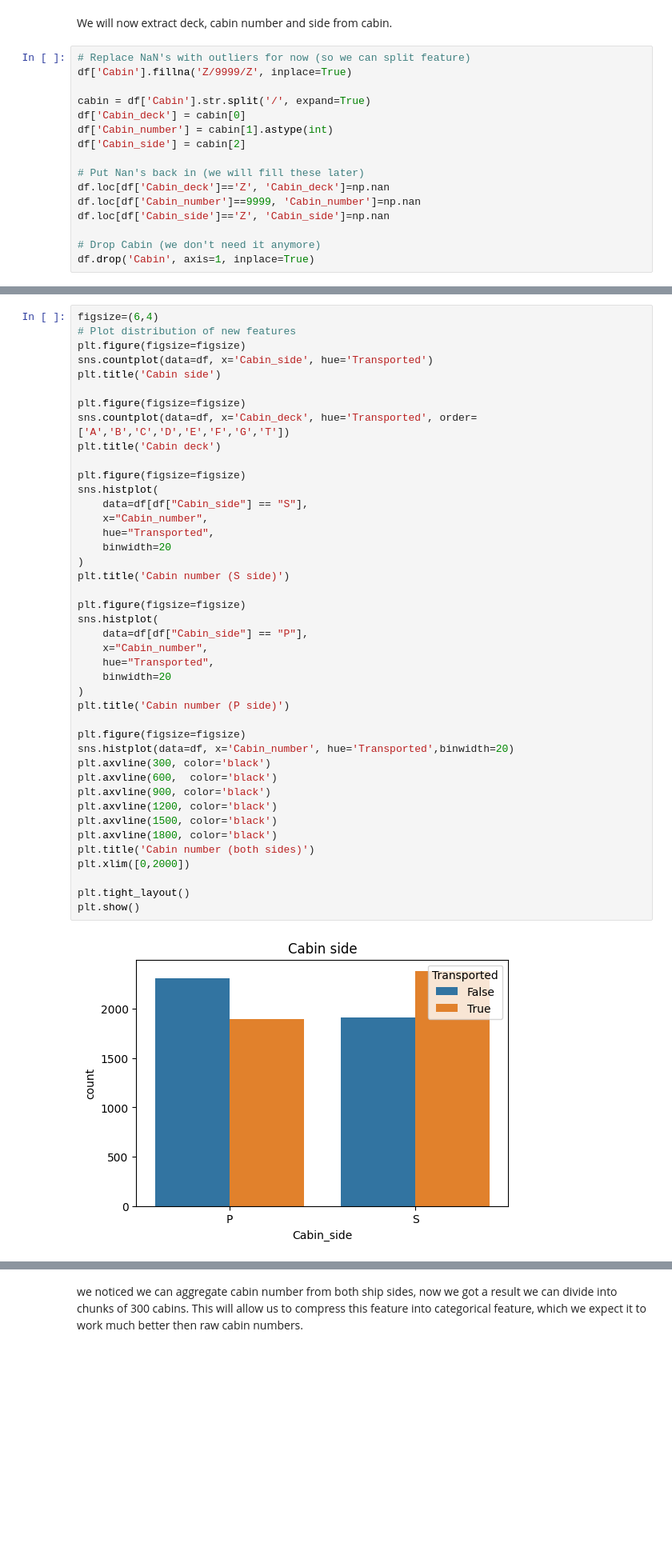
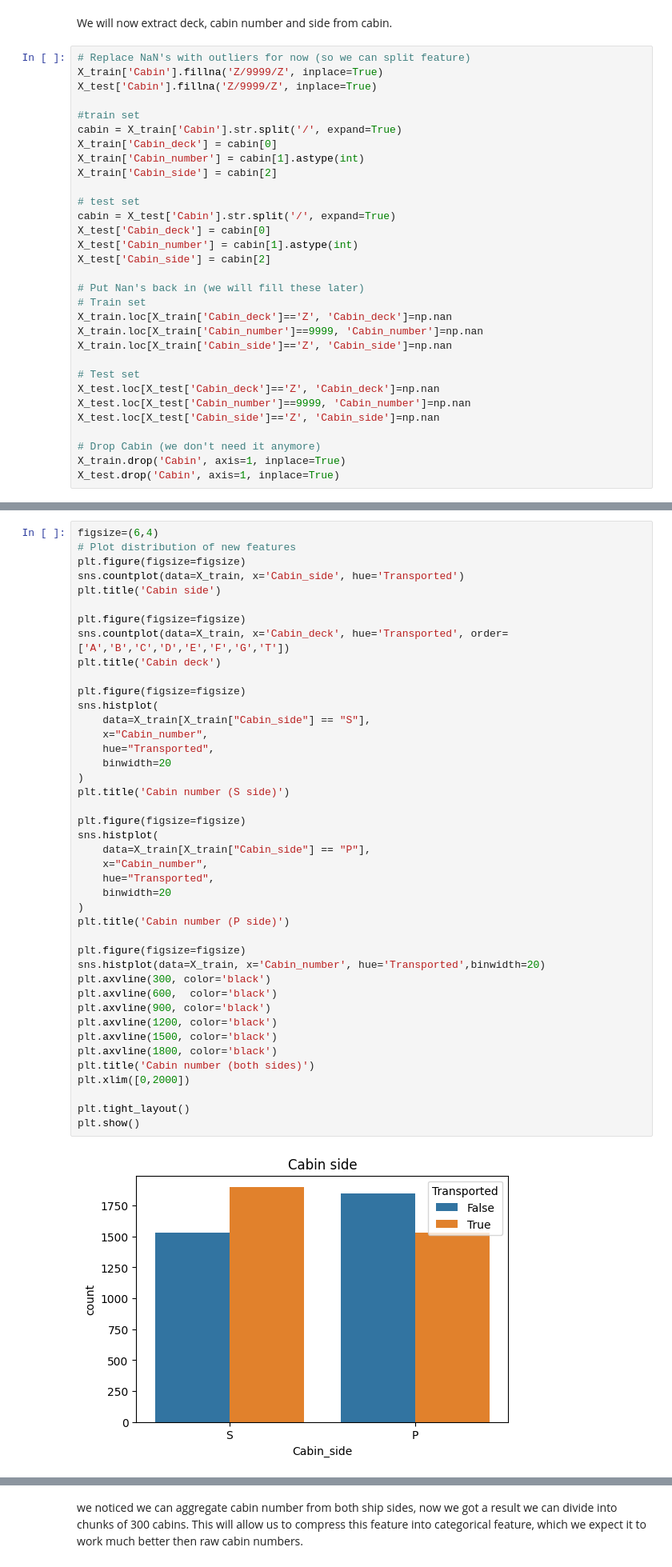
Before and after one commit to YarinArava/SpaceShipTitanic_FinalProject, a Jupyter notebook: Spaceship_Titanic_corrected.ipynb, the cells around one changed output, grey strips where cells are left out. Shown at 80% size. Drawn from its saved outputs; the diff is of its cells as text; blank space fills up the shorter version.

```diff
--- a/Spaceship_Titanic_corrected.ipynb
+++ b/Spaceship_Titanic_corrected.ipynb
@@ -395,20 +416,35 @@ Text(0.5, 1.0, 'Age group distribution')
 We will now extract deck, cabin number and side from cabin.
 # %%
 # Replace NaN's with outliers for now (so we can split feature)
-df['Cabin'].fillna('Z/9999/Z', inplace=True)
+X_train['Cabin'].fillna('Z/9999/Z', inplace=True)
+X_test['Cabin'].fillna('Z/9999/Z', inplace=True)
 
-cabin = df['Cabin'].str.split('/', expand=True)
-df['Cabin_deck'] = cabin[0]
-df['Cabin_number'] = cabin[1].astype(int)
-df['Cabin_side'] = cabin[2]
+#train set
+cabin = X_train['Cabin'].str.split('/', expand=True)
+X_train['Cabin_deck'] = cabin[0]
+X_train['Cabin_number'] = cabin[1].astype(int)
+X_train['Cabin_side'] = cabin[2]
+
+# test set
+cabin = X_test['Cabin'].str.split('/', expand=True)
+X_test['Cabin_deck'] = cabin[0]
+X_test['Cabin_number'] = cabin[1].astype(int)
+X_test['Cabin_side'] = cabin[2]
 
 # Put Nan's back in (we will fill these later)
-df.loc[df['Cabin_deck']=='Z', 'Cabin_deck']=np.nan
-df.loc[df['Cabin_number']==9999, 'Cabin_number']=np.nan
-df.loc[df['Cabin_side']=='Z', 'Cabin_side']=np.nan
+# Train set
+X_train.loc[X_train['Cabin_deck']=='Z', 'Cabin_deck']=np.nan
+X_train.loc[X_train['Cabin_number']==9999, 'Cabin_number']=np.nan
+X_train.loc[X_train['Cabin_side']=='Z', 'Cabin_side']=np.nan
+
+# Test set
+X_test.loc[X_test['Cabin_deck']=='Z', 'Cabin_deck']=np.nan
+X_test.loc[X_test['Cabin_number']==9999, 'Cabin_number']=np.nan
+X_test.loc[X_test['Cabin_side']=='Z', 'Cabin_side']=np.nan
 
 # Drop Cabin (we don't need it anymore)
-df.drop('Cabin', axis=1, inplace=True)
+X_train.drop('Cabin', axis=1, inplace=True)
+X_test.drop('Cabin', axis=1, inplace=True)
 # %% [output]
 The behavior will change in pandas 3.0. This inplace method will never work because the intermediate object on which we are setting values always behaves as a copy.
 
@@ -420,43 +462,43 @@ For example, when doing 'df[col].method(value, inplace=True)', try using 'df.met
 figsize=(6,4)
 # Plot distribution of new features
 plt.figure(figsize=figsize)
-sns.countplot(data=df, x='Cabin_side', hue='Transported')
+sns.countplot(data=X_train, x='Cabin_side', hue='Transported')
 plt.title('Cabin side')
 
 plt.figure(figsize=figsize)
-sns.countplot(data=df, x='Cabin_deck', hue='Transported', order=['A','B','C','D','E','F','G','T'])
+sns.countplot(data=X_train, x='Cabin_deck', hue='Transported', order=['A','B','C','D','E','F','G','T'])
 plt.title('Cabin deck')
 
 plt.figure(figsize=figsize)
 sns.histplot(
-    data=df[df["Cabin_side"] == "S"],
+    data=X_train[X_train["Cabin_side"] == "S"],
     x="Cabin_number",
     hue="Transported",
     binwidth=20
 )
 plt.title('Cabin number (S side)')
 
 plt.figure(figsize=figsize)
 sns.histplot(
-    data=df[df["Cabin_side"] == "P"],
+    data=X_train[X_train["Cabin_side"] == "P"],
     x="Cabin_number",
     hue="Transported",
     binwidth=20
 )
 plt.title('Cabin number (P side)')
 
 plt.figure(figsize=figsize)
-sns.histplot(data=df, x='Cabin_number', hue='Transported',binwidth=20)
+sns.histplot(data=X_train, x='Cabin_number', hue='Transported',binwidth=20)
 plt.axvline(300, color='black')
 plt.axvline(600,  color='black')
 plt.axvline(900, color='black')
 plt.axvline(1200, color='black')
 plt.axvline(1500, color='black')
 plt.axvline(1800, color='black')
 plt.title('Cabin number (both sides)')
 plt.xlim([0,2000])
 
 plt.tight_layout()
 plt.show()
 # %% [output]
-[figure, old version]
+[figure, new version]
```
Also changed, not shown: parts of 79 cells of this notebook, 1 other file.
